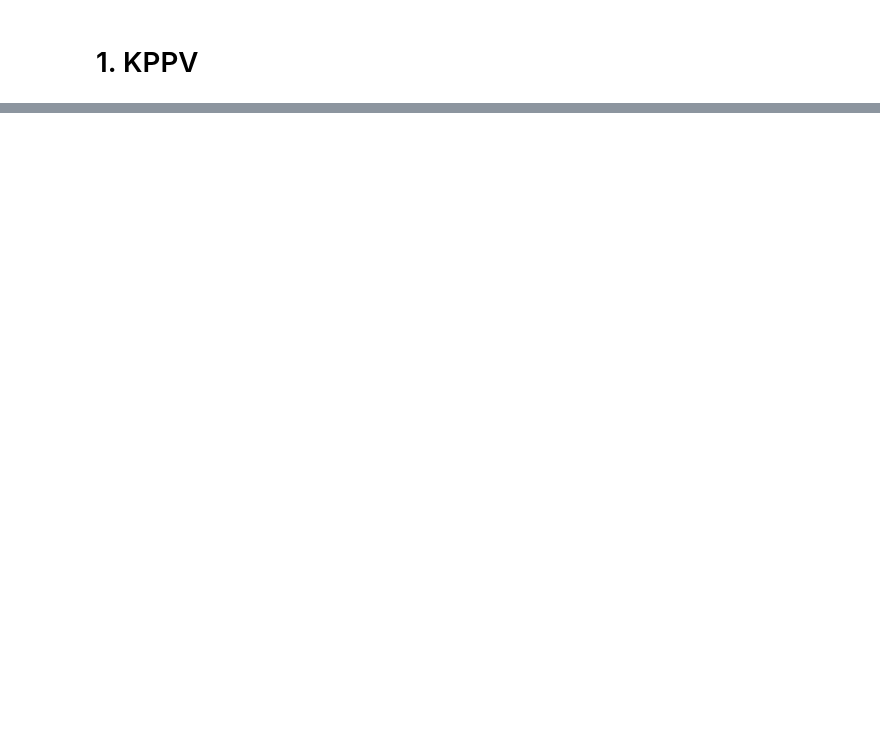
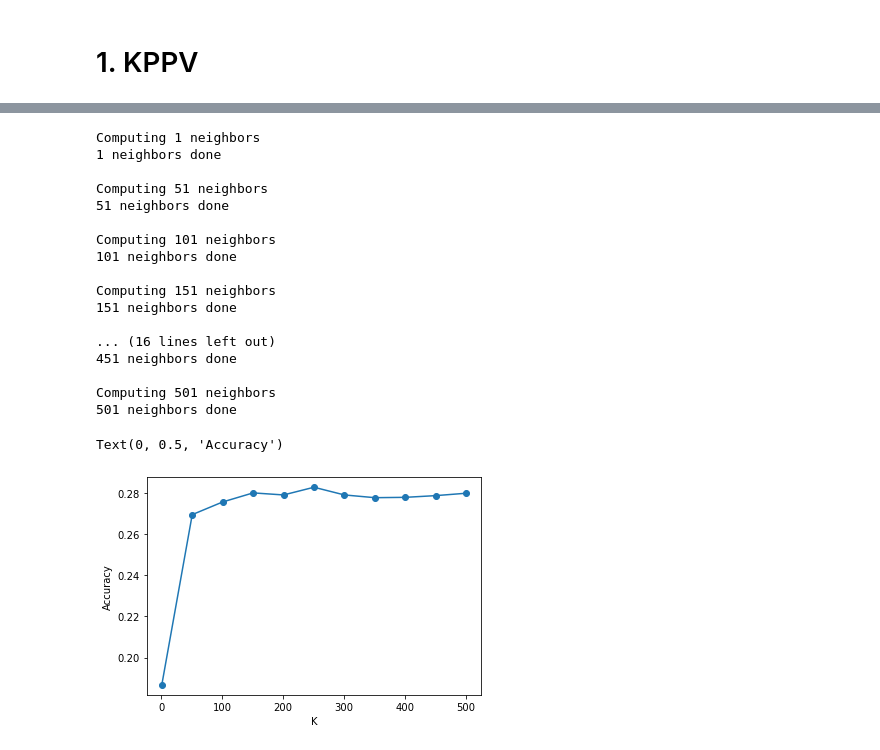
Before and after one commit to tribanium/DL-TD1-classification, a Jupyter notebook: TD1 - FLAGEL - ETOURNEAU.ipynb, the cells around one changed output, grey strips where cells are left out. Drawn from its saved outputs; the diff is of its cells as text; code cells hidden in the pictures; blank space fills up the shorter version.

```diff
--- a/TD1 - FLAGEL - ETOURNEAU.ipynb
+++ b/TD1 - FLAGEL - ETOURNEAU.ipynb
@@ -119,0 +182,13 @@ plt.show()
+# %%
+accuracy_list = []
+x = range(1,15)
+for K in x:
+    print(f"Computing {K} neighbors")
+    distance_matrix = kppv_distances(X_train, X_test)
+    Y_pred = kppv_predict(distance_matrix, K, Y_train)
+    accuracy_list.append(evaluation_classifieur(Y_pred,Y_test))
+    print(f"{K} neighbors done\n")
+
+plt.plot(x, accuracy_list, "o-")
+plt.xlabel("K")
+plt.ylabel("Accuracy")
@@ -119,0 +294,33 @@ plt.show()
+# %%
+accuracy_list = []
+x = range(1,502,50)
+for K in x:
+    print(f"Computing {K} neighbors")
+    distance_matrix = kppv_distances(X_train_hist, X_test_hist)
+    Y_pred = kppv_predict(distance_matrix, K, Y_train)
+    accuracy_list.append(evaluation_classifieur(Y_pred,Y_test))
+    print(f"{K} neighbors done\n")
+
+plt.plot(x, accuracy_list, "o-")
+plt.xlabel("K")
+plt.ylabel("Accuracy")
+# %% [output]
+Computing 1 neighbors
+1 neighbors done
+
+Computing 51 neighbors
+51 neighbors done
+
+Computing 101 neighbors
+101 neighbors done
+
+Computing 151 neighbors
+151 neighbors done
+
+... (16 lines left out)
+451 neighbors done
+
+Computing 501 neighbors
+501 neighbors done
+Text(0, 0.5, 'Accuracy')
+[figure, added]
```
Also changed, not shown: parts of 33 cells of this notebook.
